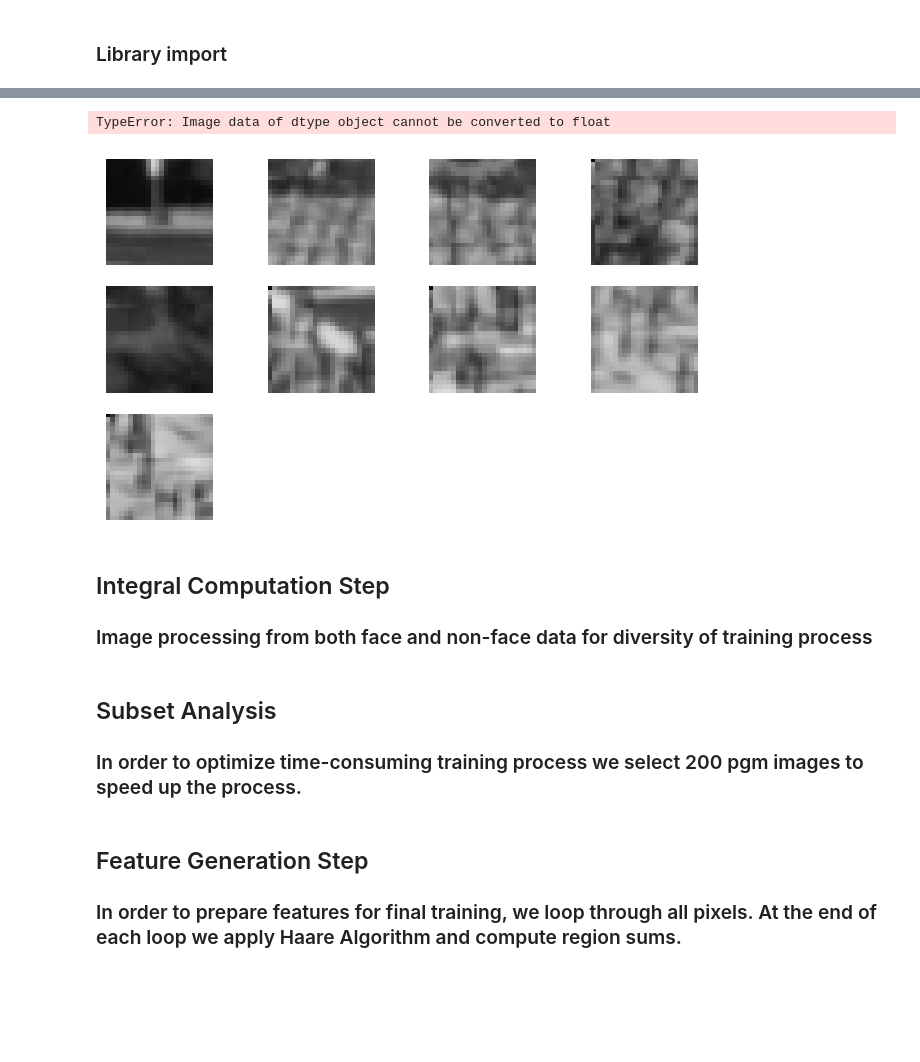
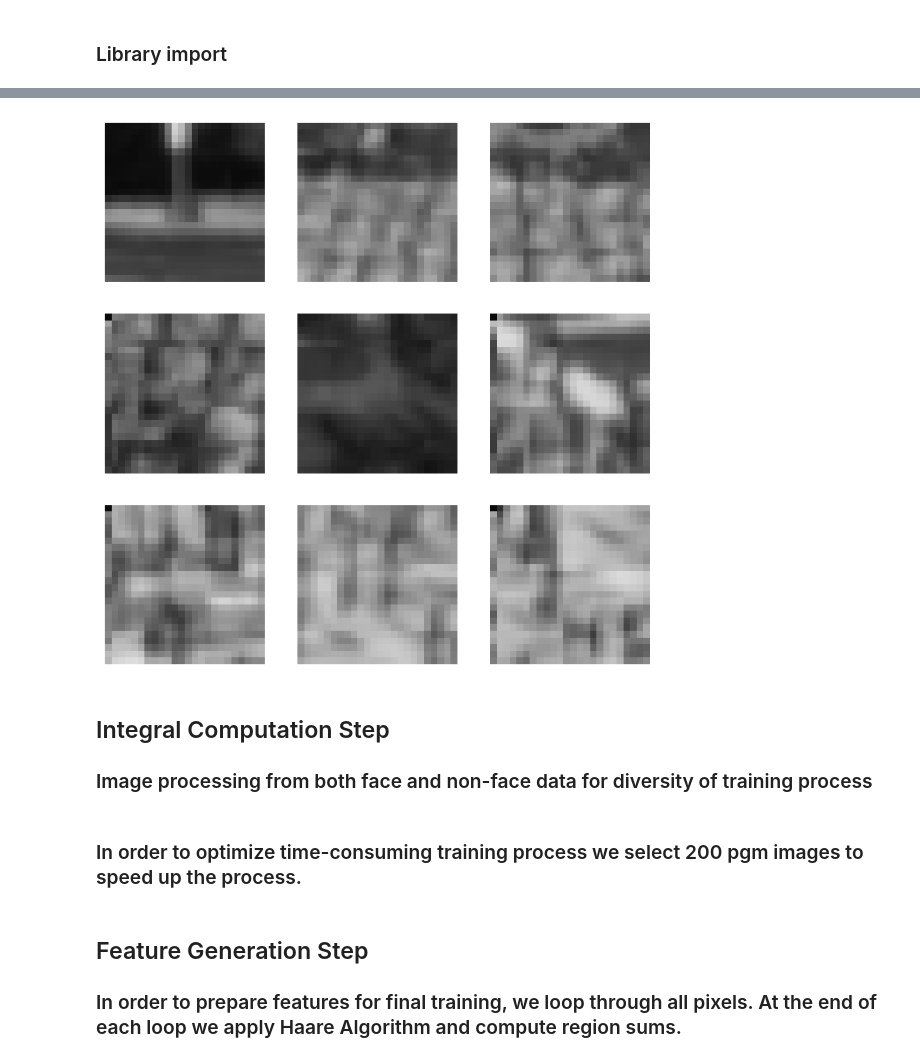
Before and after one commit to kora11e/RP-Pipeline-Project, a Jupyter notebook: ViolaJones.ipynb, the cells around one changed output, grey strips where cells are left out. Cells and saved outputs as stored; diff of their text form; code cells hidden in the pictures; blank space fills up the shorter version.

```diff
--- a/ViolaJones.ipynb
+++ b/ViolaJones.ipynb
@@ -21,8 +29,8 @@ import cv2
 fig = plt.figure(figsize=(8, 8))
 h=10
 w=10
-columns = 4
-rows = 5
+columns = 3
+rows = 3
 for i in range(1, columns*rows +1):
     im = cv2.imread(f'./data/face/face0000{i}.pgm')
     fig.add_subplot(rows, columns, i)
@@ -36,20 +43,19 @@ TypeError: Image data of dtype object cannot be converted to float
 # %%
 import cv2
 fig = plt.figure(figsize=(8, 8))
 h=10
 w=10
-columns = 4
-rows = 5
+columns = 3
+rows = 3
 for i in range(1, columns*rows +1):
     im = cv2.imread(f'./data/non-face/B1_0000{i}.pgm')
     fig.add_subplot(rows, columns, i)
     plt.axis('off')
     plt.imshow(im)
 
 plt.show()
 # %% [output]
-TypeError: Image data of dtype object cannot be converted to float
-[figure, old version]
+[figure, new version]
 # %% [markdown]
 <h2>Integral Computation Step</h2>
 <h3>Image processing from both face and non-face data for diversity of training process</h3>
@@ -75,7 +81,6 @@ for path in nonface_paths:
 X = faces + nonfaces
 y = np.array([1] * len(faces) + [0] * len(nonfaces))
 # %% [markdown]
-<h2>Subset Analysis</h2>
 <h3>In order to optimize time-consuming training process we select 200 pgm images to speed up the process.</h3>
 # %%
 X_small = X[:200]
```
Also changed, not shown: parts of 12 cells of this notebook, 1 other file.
